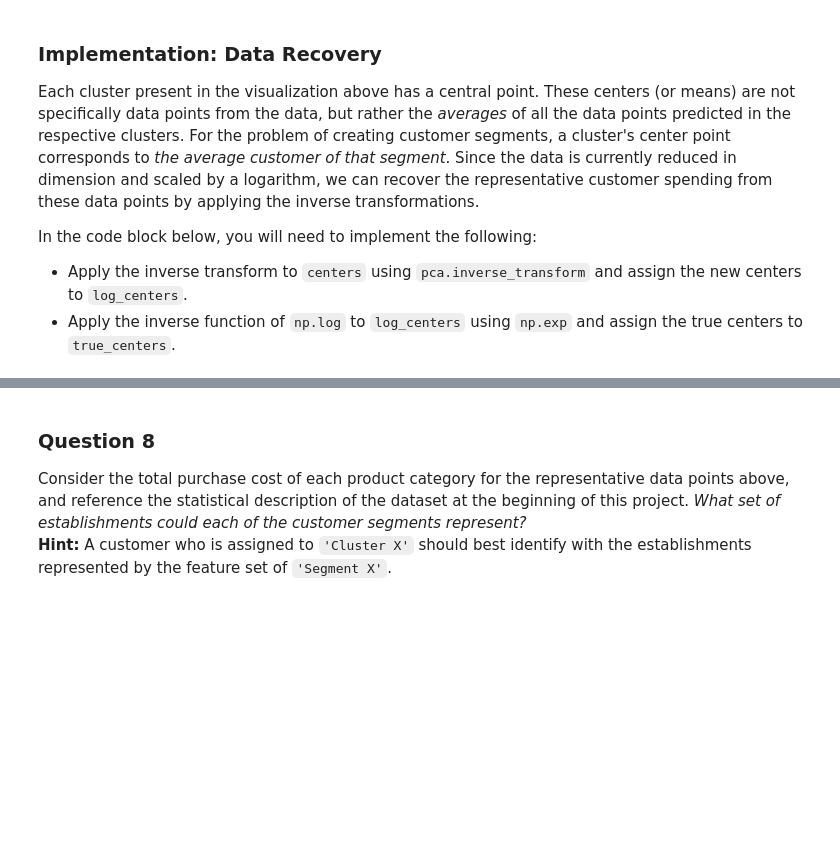
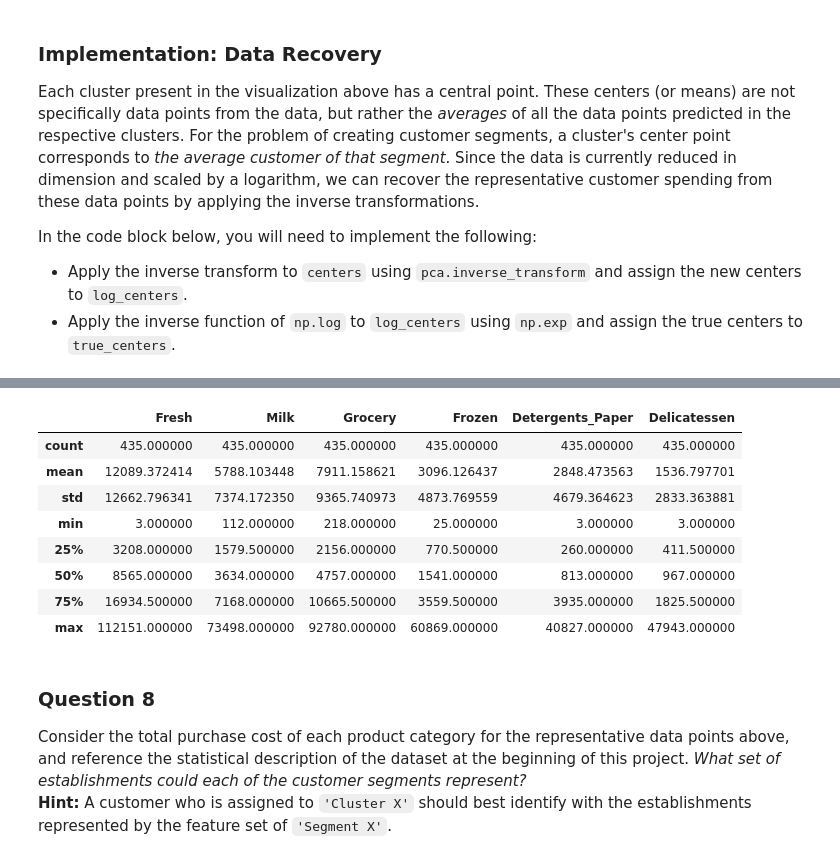
Before and after one commit to rachida-sghr/machine-learning, a Jupyter notebook: projects/customer_segments/customer_segments.ipynb, the cells around one changed output, grey strips where cells are left out. Drawn from its saved outputs; the diff is of its cells as text; code cells hidden in the pictures; blank space fills up the shorter version.

```diff
--- a/projects/customer_segments/customer_segments.ipynb
+++ b/projects/customer_segments/customer_segments.ipynb
@@ -567,3 +577,16 @@ display(true_centers)
+# %%
+#good_data_unscaled = data.drop(data.index[outliers]).reset_index(drop = True)
+display(good_data_unscaled.describe())
+# %% [output]
+|  | Fresh | Milk | Grocery | Frozen | Detergents_Paper | Delicatessen |
+| count | 435.000000 | 435.000000 | 435.000000 | 435.000000 | 435.000000 | 435.000000 |
+| mean | 12089.372414 | 5788.103448 | 7911.158621 | 3096.126437 | 2848.473563 | 1536.797701 |
+| std | 12662.796341 | 7374.172350 | 9365.740973 | 4873.769559 | 4679.364623 | 2833.363881 |
+| min | 3.000000 | 112.000000 | 218.000000 | 25.000000 | 3.000000 | 3.000000 |
+| 25% | 3208.000000 | 1579.500000 | 2156.000000 | 770.500000 | 260.000000 | 411.500000 |
+| 50% | 8565.000000 | 3634.000000 | 4757.000000 | 1541.000000 | 813.000000 | 967.000000 |
+| 75% | 16934.500000 | 7168.000000 | 10665.500000 | 3559.500000 | 3935.000000 | 1825.500000 |
+| max | 112151.000000 | 73498.000000 | 92780.000000 | 60869.000000 | 40827.000000 | 47943.000000 |
 # %% [markdown]
 ### Question 8
 Consider the total purchase cost of each product category for the representative data points above, and reference the statistical description of the dataset at the beginning of this project. *What set of establishments could each of the customer segments represent?*
```
Also changed, not shown: parts of 11 cells of this notebook.
